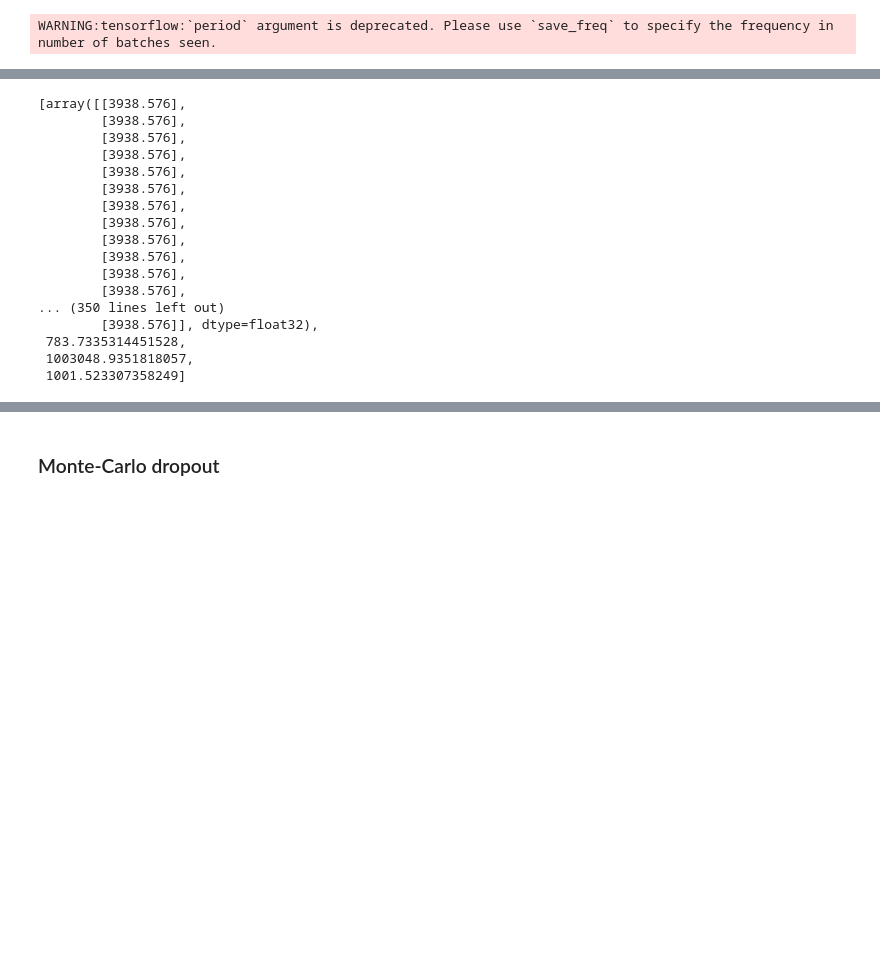
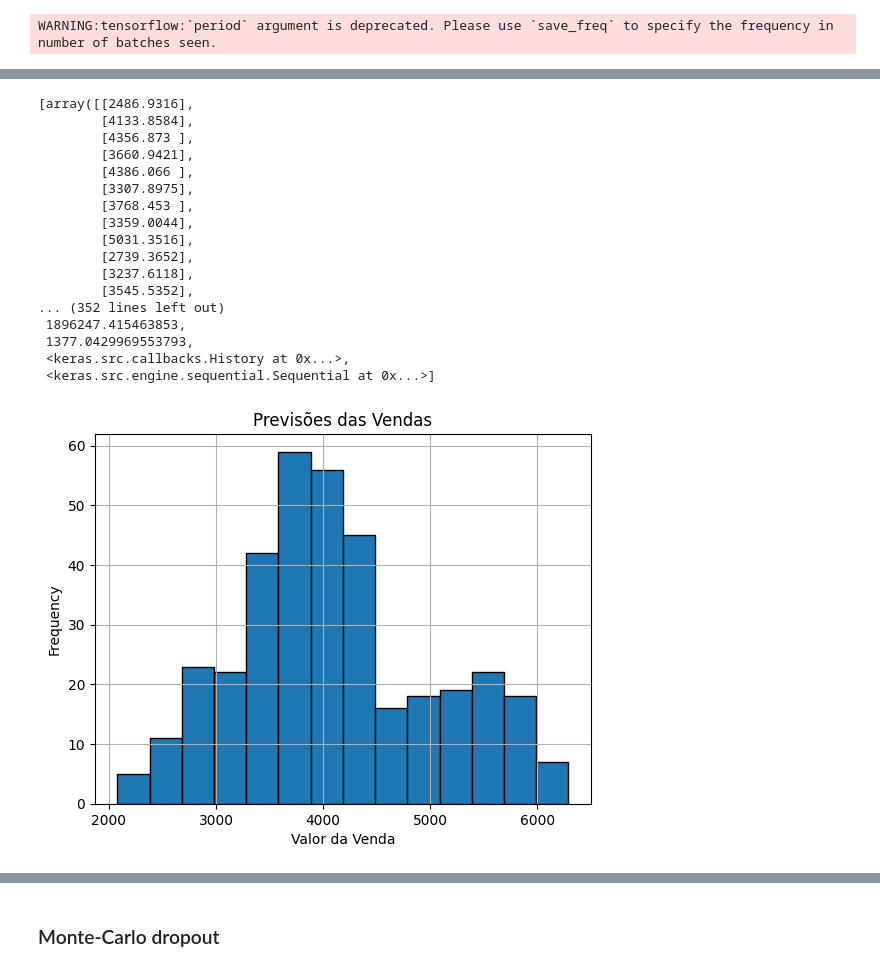
Before and after one commit to GuiSSMartins/DTx-Project, a Jupyter notebook: DTx_Project.ipynb, the cells around one changed output, grey strips where cells are left out. Cells and saved outputs as stored; diff of their text form; code cells hidden in the pictures; blank space fills up the shorter version.

```diff
--- a/DTx_Project.ipynb
+++ b/DTx_Project.ipynb
@@ -258,7 +258,7 @@ def build_and_train_model(learning_rate, neurons, dense_neurons, activation, dro
     model.add(layers.Dense(1))  # Output layer
 
     optimizer = tf.optimizers.Adam(learning_rate)
-    model.compile(optimizer=optimizer,
+    model.compile(optimizer='adam',
                   loss='mean_absolute_error',
                   metrics=[RootMeanSquaredError()])
 
@@ -271,7 +271,7 @@ def build_and_train_model(learning_rate, neurons, dense_neurons, activation, dro
     mse = mean_squared_error(targets_test, predictions)
     rmse = np.sqrt(mse)
 
-    return [predictions, mae, mse, rmse]
+    return [predictions, mae, mse, rmse, history, model]
 
 callbacks = [
     tf.keras.callbacks.ModelCheckpoint(
@@ -286,7 +286,7 @@ callbacks = [
 # Define the EarlyStopping callback
 early_stopping_callback = EarlyStopping(
     monitor='loss',    # Quantity to be monitored for improvement
-    patience=20,            # Number of epochs with no improvement after which training will be stopped
+    patience=5,            # Number of epochs with no improvement after which training will be stopped
     restore_best_weights=True   # Restores the model weights from the epoch with the best value of monitored quantity
 )
 
@@ -296,14 +296,17 @@ WARNING:tensorflow:`period` argument is deprecated. Please use `save_freq` to sp
 # %%
 import math
 
-best_RNN = [[], 0, 0, math.inf];
+best_RNN = [[], 0, 0, math.inf, None, None];
 
 # Iterando sobre todas as combinações de hiperparâmetros
+i = 1
 for learning_rate, neurons, dense_neurons, activation, dropout_rate in product(*hiperparameters.values()):
+    print(f"*** Teste nº {i} ***")
+    i = i+1
     print(f"Treinando modelo com learning_rate={learning_rate}, num_neurons={neurons}, num_dense_neurons={dense_neurons}, funcao_de_ativacao={activation}, dropout_rate={dropout_rate}")
-    [predictions, mae, mse, rmse] = build_and_train_model(learning_rate, neurons, dense_neurons, activation, dropout_rate)
+    [predictions, mae, mse, rmse, history, model] = build_and_train_model(learning_rate, neurons, dense_neurons, activation, dropout_rate)
     print(f'MAE:{mae}, MSE:{mse} RMSE: {rmse}')
 
     if (best_RNN[3] > rmse):
-      best_RNN = [predictions, mae, mse, rmse]
+      best_RNN = [predictions, mae, mse, rmse, history, model]
 # %% [output]
@@ -419,20 +330,20 @@ Epoch 27/1000
 # %%
 best_RNN
 # %% [output]
-[array([[3938.576],
-        [3938.576],
-        [3938.576],
-        [3938.576],
-        [3938.576],
-        [3938.576],
-        [3938.576],
-        [3938.576],
-        [3938.576],
-        [3938.576],
-        [3938.576],
-        [3938.576],
-... (350 lines left out)
-        [3938.576]], dtype=float32),
- 783.7335314451528,
- 1003048.9351818057,
- 1001.523307358249]
+[array([[2486.9316],
+        [4133.8584],
+        [4356.873 ],
+        [3660.9421],
+        [4386.066 ],
+        [3307.8975],
+        [3768.453 ],
+        [3359.0044],
+        [5031.3516],
+        [2739.3652],
+        [3237.6118],
+        [3545.5352],
+... (352 lines left out)
+ 1896247.415463853,
+ 1377.0429969553793,
+ <keras.src.callbacks.History at 0x...>,
+ <keras.src.engine.sequential.Sequential at 0x...>]
@@ -450,20 +350,24 @@ print(len(predictions))
 # %%
+predictions = best_RNN[0]
+
 # Flatten the array of arrays into a single list
 flat_data = [item for sublist in predictions for item in sublist]
 
 # Count the frequency of each item
 unique_items, frequencies = np.unique(flat_data, return_counts=True)
 
 #print(unique_items)
 #print(frequencies)
 
 # Assuming you have a list of data points called 'data'
 plt.hist(predictions, bins='auto', edgecolor='black')  # 'auto' for automatic bin size determination
 plt.xlabel('Valor da Venda')
 plt.ylabel('Frequency')
 plt.title('Previsões das Vendas')
 plt.grid(True)  # Add grid lines
 plt.show()
+# %% [output]
+[figure, added]
 # %%
 import matplotlib.pyplot as plt
 
```
Also changed, not shown: parts of 9 cells of this notebook.
